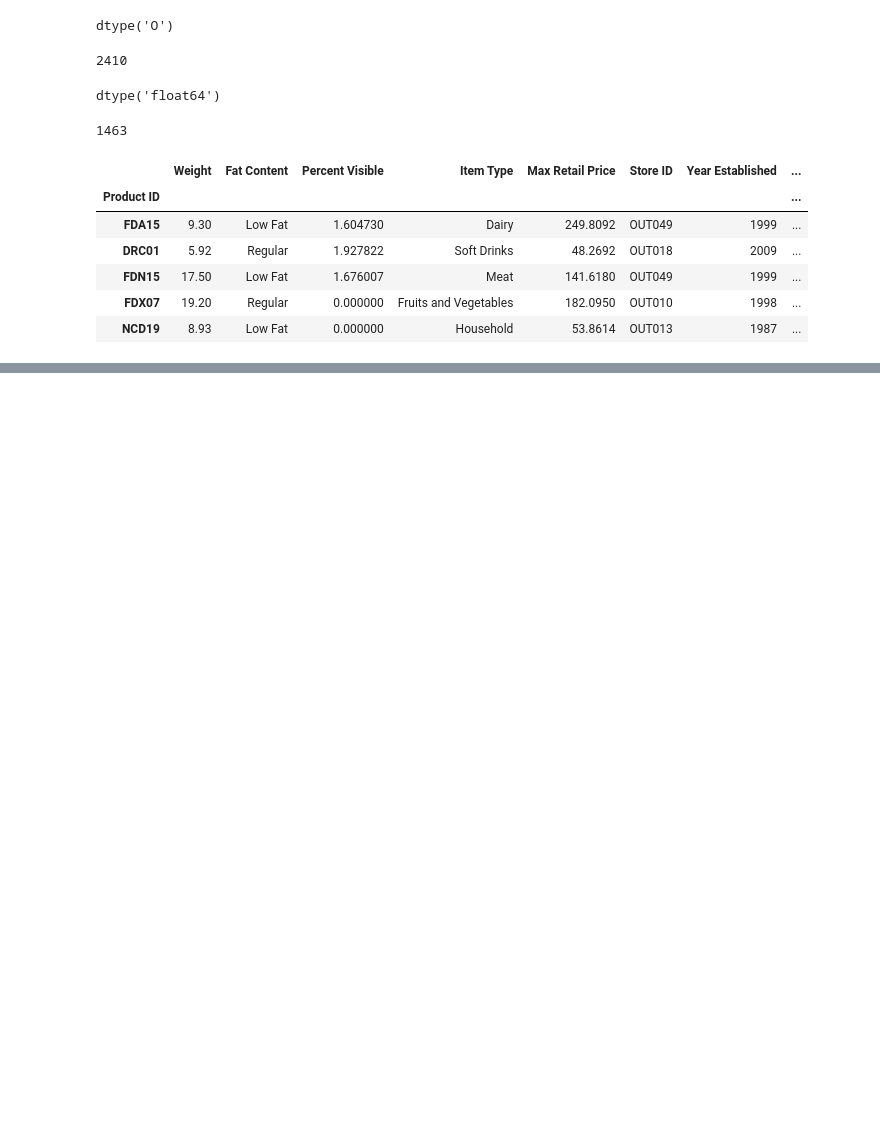
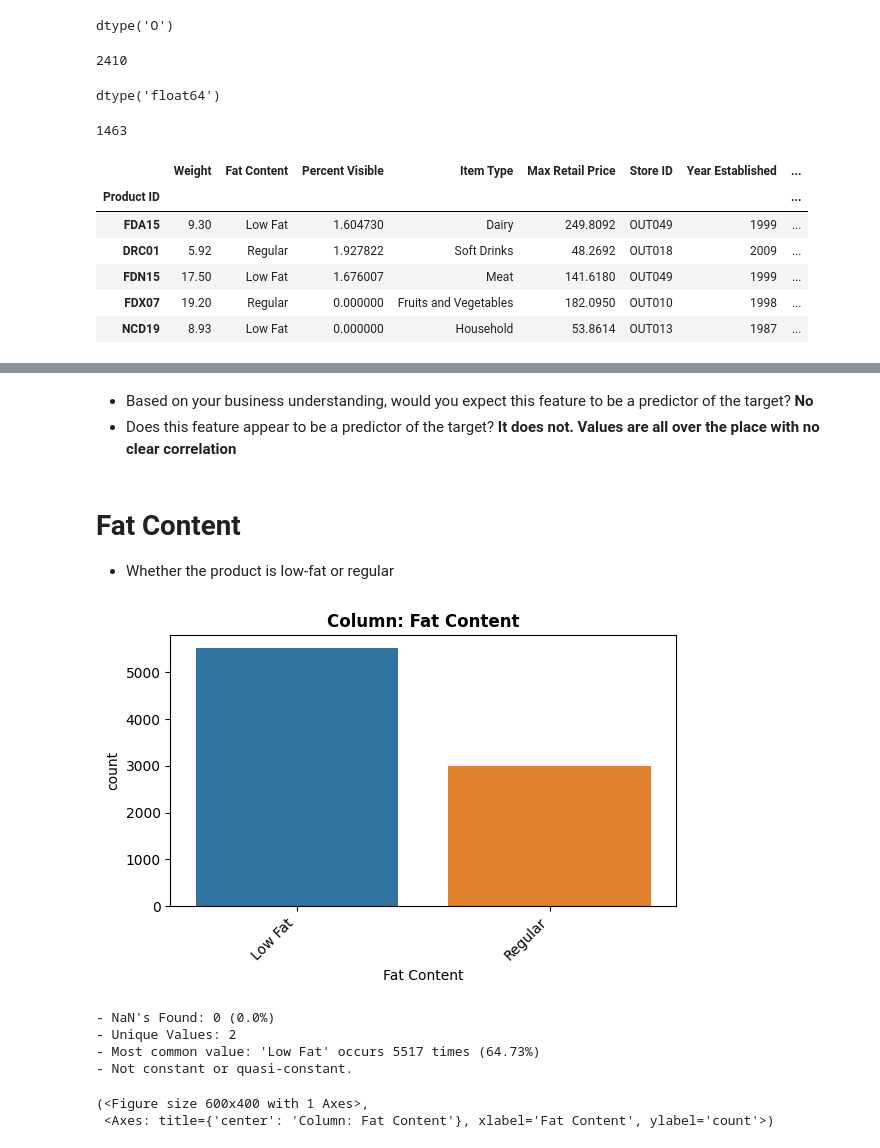
Before and after one commit to Rovidicus/Prediction-of-Product-Sales, a Jupyter notebook: PredictionofProductSales_LukeH.ipynb, the cells around one changed output, grey strips where cells are left out. Saved outputs shown, nothing was run; the diff lists cells and outputs as text; code cells hidden in the pictures; blank space fills up the shorter version.

```diff
--- a/PredictionofProductSales_LukeH.ipynb
+++ b/PredictionofProductSales_LukeH.ipynb
@@ -512,0 +745,16 @@ df.head()
+# %% [markdown]
+- Based on your business understanding, would you expect this feature to be a predictor of the target? **No**
+- Does this feature appear to be a predictor of the target? **It does not. Values are all over the place with no clear correlation**
+# %% [markdown]
+# Fat Content
+- Whether the product is low-fat or regular
+# %%
+explore_categorical(df, 'Fat Content')
+# %% [output]
+[figure, added]
+- NaN's Found: 0 (0.0%)
+- Unique Values: 2
+- Most common value: 'Low Fat' occurs 5517 times (64.73%)
+- Not constant or quasi-constant.
+(<Figure size 600x400 with 1 Axes>,
+ <Axes: title={'center': 'Column: Fat Content'}, xlabel='Fat Content', ylabel='count'>)
```
Also changed, not shown: parts of 56 cells of this notebook.
